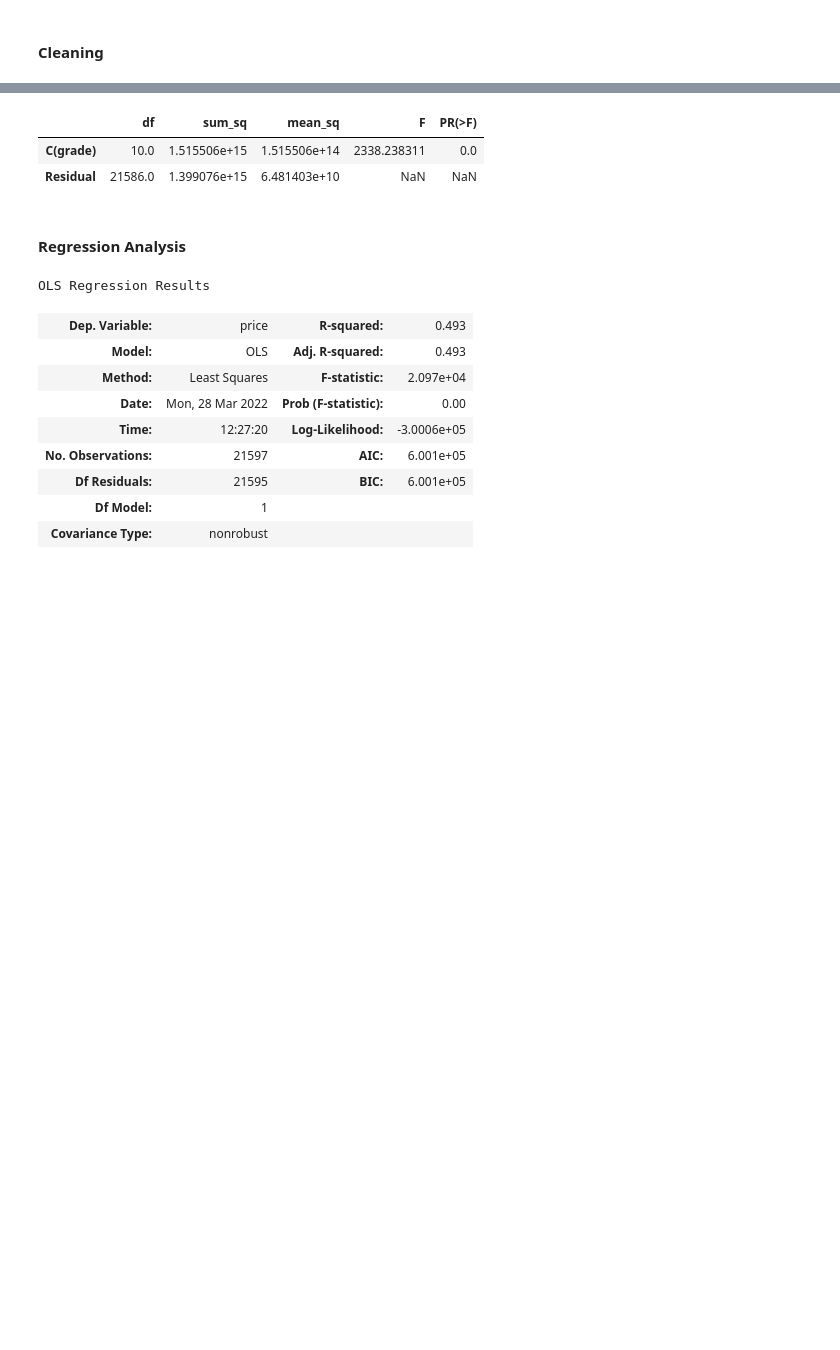
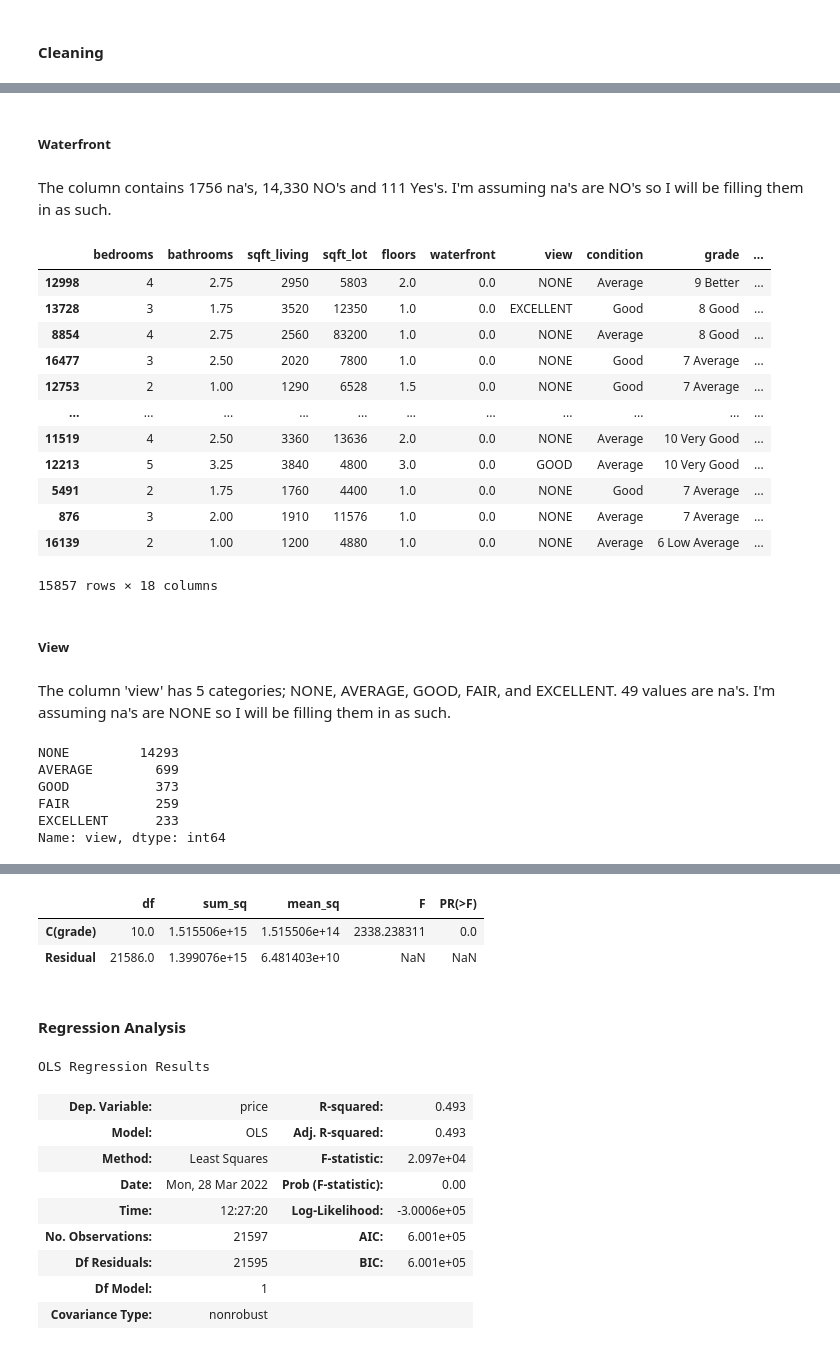
Before and after one commit to ssaeed85/dsc-ph2-KingsCountyRealEstate, a Jupyter notebook: Workspace/Zach/Data_Analysis.ipynb, the cells around one changed output, grey strips where cells are left out. Drawn from its saved outputs; the diff is of its cells as text; code cells hidden in the pictures; blank space fills up the shorter version.

Commit message:
Catigoricals encoded

```diff
--- a/Workspace/Zach/Data_Analysis.ipynb
+++ b/Workspace/Zach/Data_Analysis.ipynb
@@ -22,0 +29,2 @@ df.head()
+# %%
+df = df[df.sqft_basement != '?']
@@ -23 +33,7 @@ df.head()
+# %%
+y = df["price"]
+X = df.drop("price", axis=1)
+from sklearn.model_selection import train_test_split
+
+X_train, X_test, y_train, y_test = train_test_split(X, y, random_state=42)
 # %%
@@ -233,0 +89,44 @@ stats.contingency.chi2_contingency(grade_df)
+# %%
+X_train = X_train.drop(['id', 'date'], axis=1)
+# %% [markdown]
+##### Waterfront
+# %% [markdown]
+The column contains 1756 na's, 14,330 NO's and 111 Yes's. I'm assuming na's are NO's so I will be filling them in as such.
+# %%
+X_train['waterfront'].fillna('NO', inplace=True)
+# %%
+from sklearn.preprocessing import OrdinalEncoder
+
+waterfront_train = X_train[['waterfront']]
+
+encoder_waterfront = OrdinalEncoder()
+
+encoder_waterfront.fit(waterfront_train)
+
+encoder_waterfront.categories_[0]
+
+waterfront_encoded_train = encoder_waterfront.transform(waterfront_train)
+
+waterfront_encoded_train = waterfront_encoded_train.flatten()
+
+X_train["waterfront"] = waterfront_encoded_train
+
+X_train
+# %% [output]
+|  | bedrooms | bathrooms | sqft_living | sqft_lot | floors | waterfront | view | condition | grade | ... |
+| 12998 | 4 | 2.75 | 2950 | 5803 | 2.0 | 0.0 | NONE | Average | 9 Better | ... |
+| 13728 | 3 | 1.75 | 3520 | 12350 | 1.0 | 0.0 | EXCELLENT | Good | 8 Good | ... |
+| 8854 | 4 | 2.75 | 2560 | 83200 | 1.0 | 0.0 | NONE | Average | 8 Good | ... |
+| 16477 | 3 | 2.50 | 2020 | 7800 | 1.0 | 0.0 | NONE | Good | 7 Average | ... |
+| 12753 | 2 | 1.00 | 1290 | 6528 | 1.5 | 0.0 | NONE | Good | 7 Average | ... |
+| ... | ... | ... | ... | ... | ... | ... | ... | ... | ... | ... |
+| 11519 | 4 | 2.50 | 3360 | 13636 | 2.0 | 0.0 | NONE | Average | 10 Very Good | ... |
+| 12213 | 5 | 3.25 | 3840 | 4800 | 3.0 | 0.0 | GOOD | Average | 10 Very Good | ... |
+| 5491 | 2 | 1.75 | 1760 | 4400 | 1.0 | 0.0 | NONE | Good | 7 Average | ... |
+| 876 | 3 | 2.00 | 1910 | 11576 | 1.0 | 0.0 | NONE | Average | 7 Average | ... |
+| 16139 | 2 | 1.00 | 1200 | 4880 | 1.0 | 0.0 | NONE | Average | 6 Low Average | ... |
+15857 rows × 18 columns
+# %% [markdown]
+##### View
+# %% [markdown]
+The column 'view' has 5 categories; NONE, AVERAGE, GOOD, FAIR, and EXCELLENT. 49 values are na's. I'm assuming na's are NONE so I will be filling them in as such.
@@ -233,0 +135,9 @@ stats.contingency.chi2_contingency(grade_df)
+# %%
+X_train['view'].value_counts()
+# %% [output]
+NONE         14293
+AVERAGE        699
+GOOD           373
+FAIR           259
+EXCELLENT      233
+Name: view, dtype: int64
```
Also changed, not shown: parts of 39 cells of this notebook.
